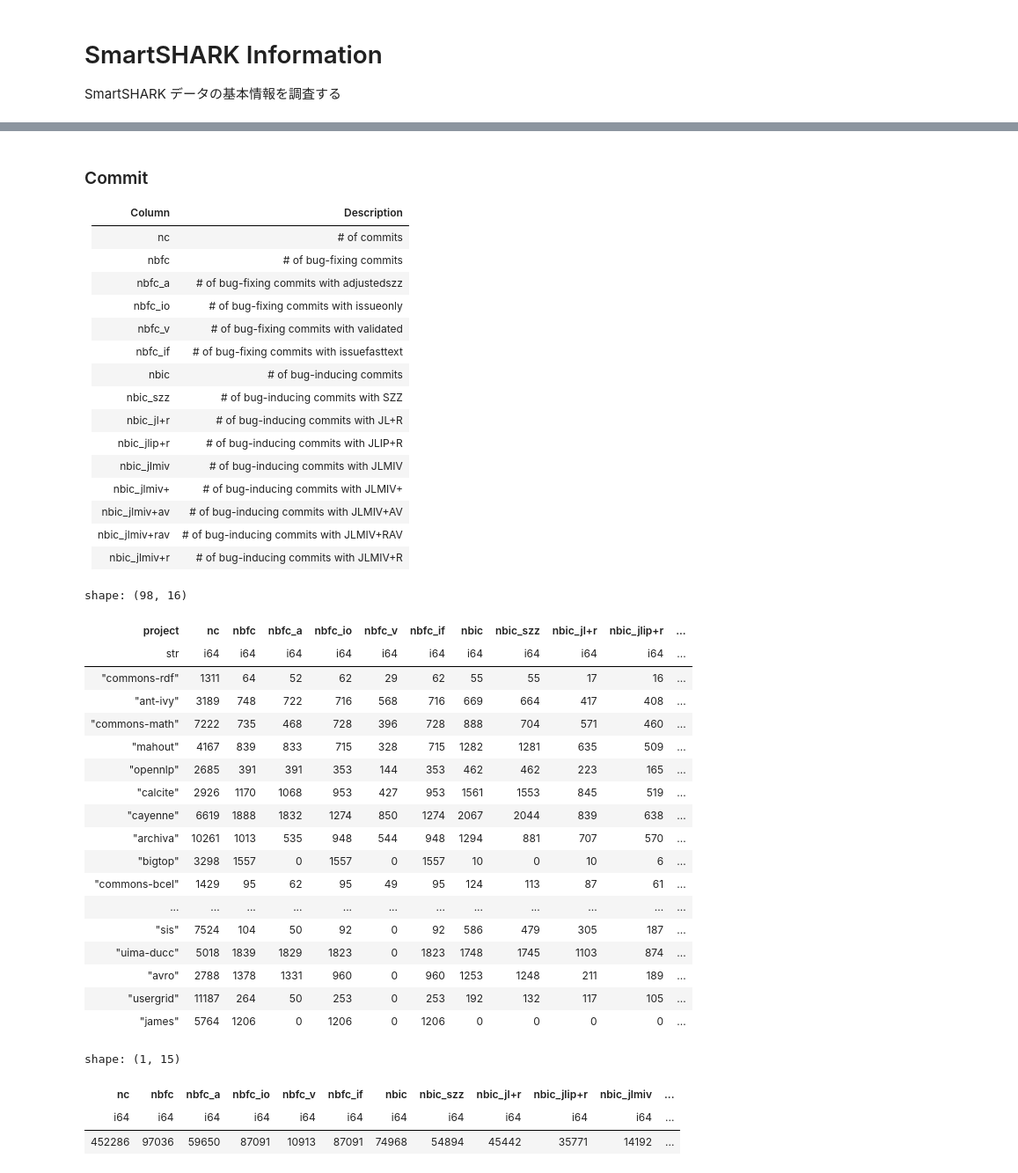
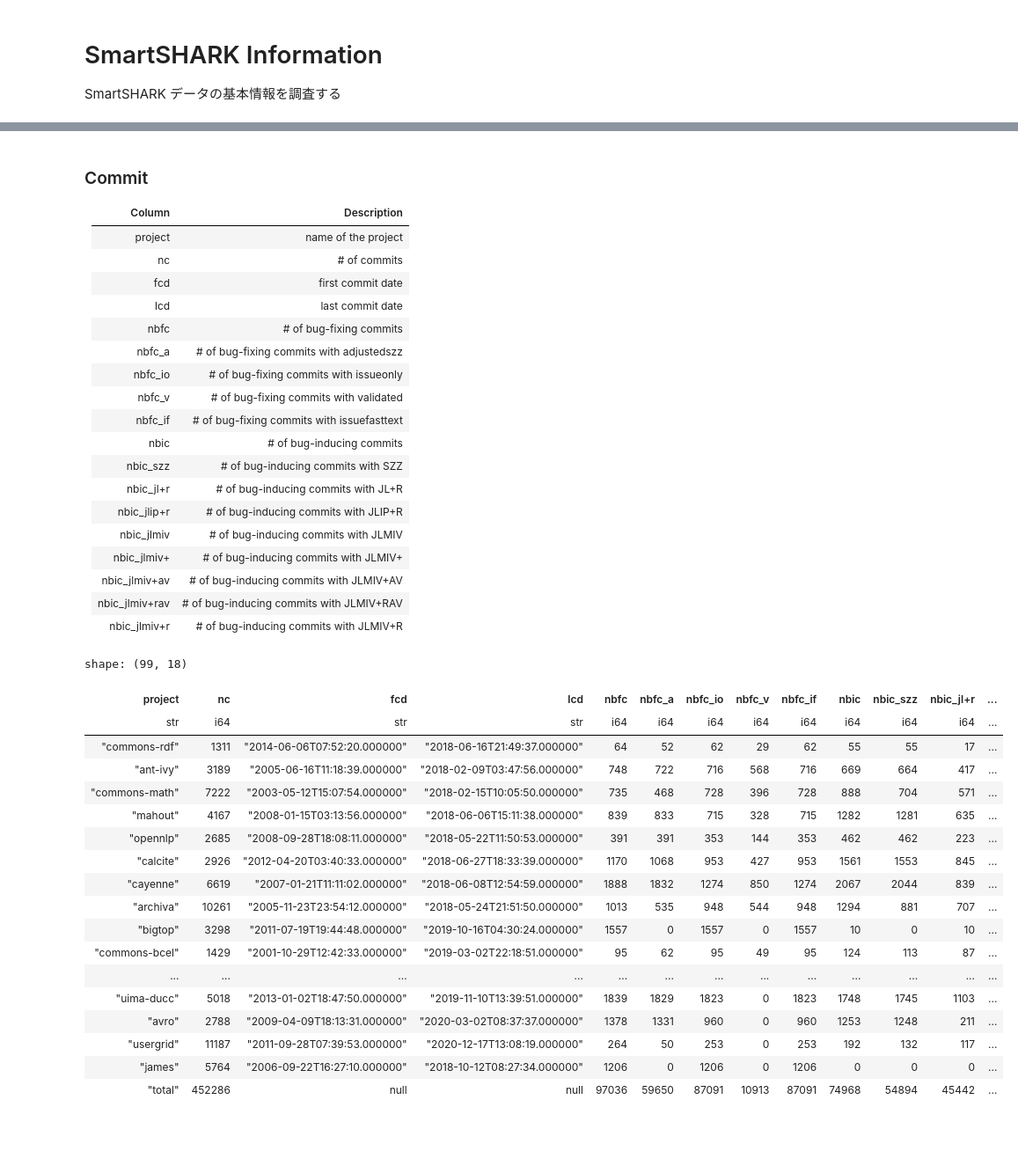
Before and after one commit to nrysk/research, a Jupyter notebook: 001/smartshark_info.ipynb, the cells around one changed output, grey strips where cells are left out. Shown at 88% size. Drawn from its saved outputs; the diff is of its cells as text; code cells hidden in the pictures; blank space fills up the shorter version.

```diff
--- a/001/smartshark_info.ipynb
+++ b/001/smartshark_info.ipynb
@@ -18,7 +7,10 @@ pl.Config(tbl_rows=100)
 
 | Column | Description |
 | --- | --- |
+| project | name of the project |
 | nc |  # of commits |
+| fcd | first commit date |
+| lcd | last commit date |
 | nbfc |  # of bug-fixing commits |
 | nbfc_a |  # of bug-fixing commits with adjustedszz |
 | nbfc_io |  # of bug-fixing commits with issueonly |
@@ -33,34 +25,37 @@ pl.Config(tbl_rows=100)
 | nbic_jlmiv+av |  # of bug-inducing commits with JLMIV+AV |
 | nbic_jlmiv+rav |  # of bug-inducing commits with JLMIV+RAV |
 | nbic_jlmiv+r |  # of bug-inducing commits with JLMIV+R |
-# %%
-df = pl.read_csv("data/commit_info.csv")
-display(df)
-display(df.sum()[0, 1:])
-# %% [output]
-shape: (98, 16)
-| project | nc | nbfc | nbfc_a | nbfc_io | nbfc_v | nbfc_if | nbic | nbic_szz | nbic_jl+r | nbic_jlip+r | ... |
-| str | i64 | i64 | i64 | i64 | i64 | i64 | i64 | i64 | i64 | i64 | ... |
-| "commons-rdf" | 1311 | 64 | 52 | 62 | 29 | 62 | 55 | 55 | 17 | 16 | ... |
-| "ant-ivy" | 3189 | 748 | 722 | 716 | 568 | 716 | 669 | 664 | 417 | 408 | ... |
-| "commons-math" | 7222 | 735 | 468 | 728 | 396 | 728 | 888 | 704 | 571 | 460 | ... |
-| "mahout" | 4167 | 839 | 833 | 715 | 328 | 715 | 1282 | 1281 | 635 | 509 | ... |
-| "opennlp" | 2685 | 391 | 391 | 353 | 144 | 353 | 462 | 462 | 223 | 165 | ... |
-| "calcite" | 2926 | 1170 | 1068 | 953 | 427 | 953 | 1561 | 1553 | 845 | 519 | ... |
-| "cayenne" | 6619 | 1888 | 1832 | 1274 | 850 | 1274 | 2067 | 2044 | 839 | 638 | ... |
-| "archiva" | 10261 | 1013 | 535 | 948 | 544 | 948 | 1294 | 881 | 707 | 570 | ... |
-| "bigtop" | 3298 | 1557 | 0 | 1557 | 0 | 1557 | 10 | 0 | 10 | 6 | ... |
-| "commons-bcel" | 1429 | 95 | 62 | 95 | 49 | 95 | 124 | 113 | 87 | 61 | ... |
-| ... | ... | ... | ... | ... | ... | ... | ... | ... | ... | ... | ... |
-| "sis" | 7524 | 104 | 50 | 92 | 0 | 92 | 586 | 479 | 305 | 187 | ... |
-| "uima-ducc" | 5018 | 1839 | 1829 | 1823 | 0 | 1823 | 1748 | 1745 | 1103 | 874 | ... |
-| "avro" | 2788 | 1378 | 1331 | 960 | 0 | 960 | 1253 | 1248 | 211 | 189 | ... |
-| "usergrid" | 11187 | 264 | 50 | 253 | 0 | 253 | 192 | 132 | 117 | 105 | ... |
-| "james" | 5764 | 1206 | 0 | 1206 | 0 | 1206 | 0 | 0 | 0 | 0 | ... |
-shape: (1, 15)
-| nc | nbfc | nbfc_a | nbfc_io | nbfc_v | nbfc_if | nbic | nbic_szz | nbic_jl+r | nbic_jlip+r | nbic_jlmiv | ... |
-| i64 | i64 | i64 | i64 | i64 | i64 | i64 | i64 | i64 | i64 | i64 | ... |
-| 452286 | 97036 | 59650 | 87091 | 10913 | 87091 | 74968 | 54894 | 45442 | 35771 | 14192 | ... |
+# %%
+import polars as pl
+
+pl.Config(tbl_rows=100)
+
+df = pl.read_csv("data/commit_info.csv")
+# 合計行を追加
+row = {col: df[col].sum() for col in df.columns if df[col].dtype == pl.Int64}
+row["project"] = "total"
+df = pl.concat([df, pl.DataFrame(row)], how="diagonal")
+display(df)
+# %% [output]
+shape: (99, 18)
+| project | nc | fcd | lcd | nbfc | nbfc_a | nbfc_io | nbfc_v | nbfc_if | nbic | nbic_szz | nbic_jl+r | ... |
+| str | i64 | str | str | i64 | i64 | i64 | i64 | i64 | i64 | i64 | i64 | ... |
+| "commons-rdf" | 1311 | "2014-06-06T07:52:20.000000" | "2018-06-16T21:49:37.000000" | 64 | 52 | 62 | 29 | 62 | 55 | 55 | 17 | ... |
+| "ant-ivy" | 3189 | "2005-06-16T11:18:39.000000" | "2018-02-09T03:47:56.000000" | 748 | 722 | 716 | 568 | 716 | 669 | 664 | 417 | ... |
+| "commons-math" | 7222 | "2003-05-12T15:07:54.000000" | "2018-02-15T10:05:50.000000" | 735 | 468 | 728 | 396 | 728 | 888 | 704 | 571 | ... |
+| "mahout" | 4167 | "2008-01-15T03:13:56.000000" | "2018-06-06T15:11:38.000000" | 839 | 833 | 715 | 328 | 715 | 1282 | 1281 | 635 | ... |
+| "opennlp" | 2685 | "2008-09-28T18:08:11.000000" | "2018-05-22T11:50:53.000000" | 391 | 391 | 353 | 144 | 353 | 462 | 462 | 223 | ... |
+| "calcite" | 2926 | "2012-04-20T03:40:33.000000" | "2018-06-27T18:33:39.000000" | 1170 | 1068 | 953 | 427 | 953 | 1561 | 1553 | 845 | ... |
+| "cayenne" | 6619 | "2007-01-21T11:11:02.000000" | "2018-06-08T12:54:59.000000" | 1888 | 1832 | 1274 | 850 | 1274 | 2067 | 2044 | 839 | ... |
+| "archiva" | 10261 | "2005-11-23T23:54:12.000000" | "2018-05-24T21:51:50.000000" | 1013 | 535 | 948 | 544 | 948 | 1294 | 881 | 707 | ... |
+| "bigtop" | 3298 | "2011-07-19T19:44:48.000000" | "2019-10-16T04:30:24.000000" | 1557 | 0 | 1557 | 0 | 1557 | 10 | 0 | 10 | ... |
+| "commons-bcel" | 1429 | "2001-10-29T12:42:33.000000" | "2019-03-02T22:18:51.000000" | 95 | 62 | 95 | 49 | 95 | 124 | 113 | 87 | ... |
+| ... | ... | ... | ... | ... | ... | ... | ... | ... | ... | ... | ... | ... |
+| "uima-ducc" | 5018 | "2013-01-02T18:47:50.000000" | "2019-11-10T13:39:51.000000" | 1839 | 1829 | 1823 | 0 | 1823 | 1748 | 1745 | 1103 | ... |
+| "avro" | 2788 | "2009-04-09T18:13:31.000000" | "2020-03-02T08:37:37.000000" | 1378 | 1331 | 960 | 0 | 960 | 1253 | 1248 | 211 | ... |
+| "usergrid" | 11187 | "2011-09-28T07:39:53.000000" | "2020-12-17T13:08:19.000000" | 264 | 50 | 253 | 0 | 253 | 192 | 132 | 117 | ... |
+| "james" | 5764 | "2006-09-22T16:27:10.000000" | "2018-10-12T08:27:34.000000" | 1206 | 0 | 1206 | 0 | 1206 | 0 | 0 | 0 | ... |
+| "total" | 452286 | null | null | 97036 | 59650 | 87091 | 10913 | 87091 | 74968 | 54894 | 45442 | ... |
 # %% [markdown]
 ### Pull Request
 
```
Also changed, not shown: parts of 7 cells of this notebook, 2 other files.
